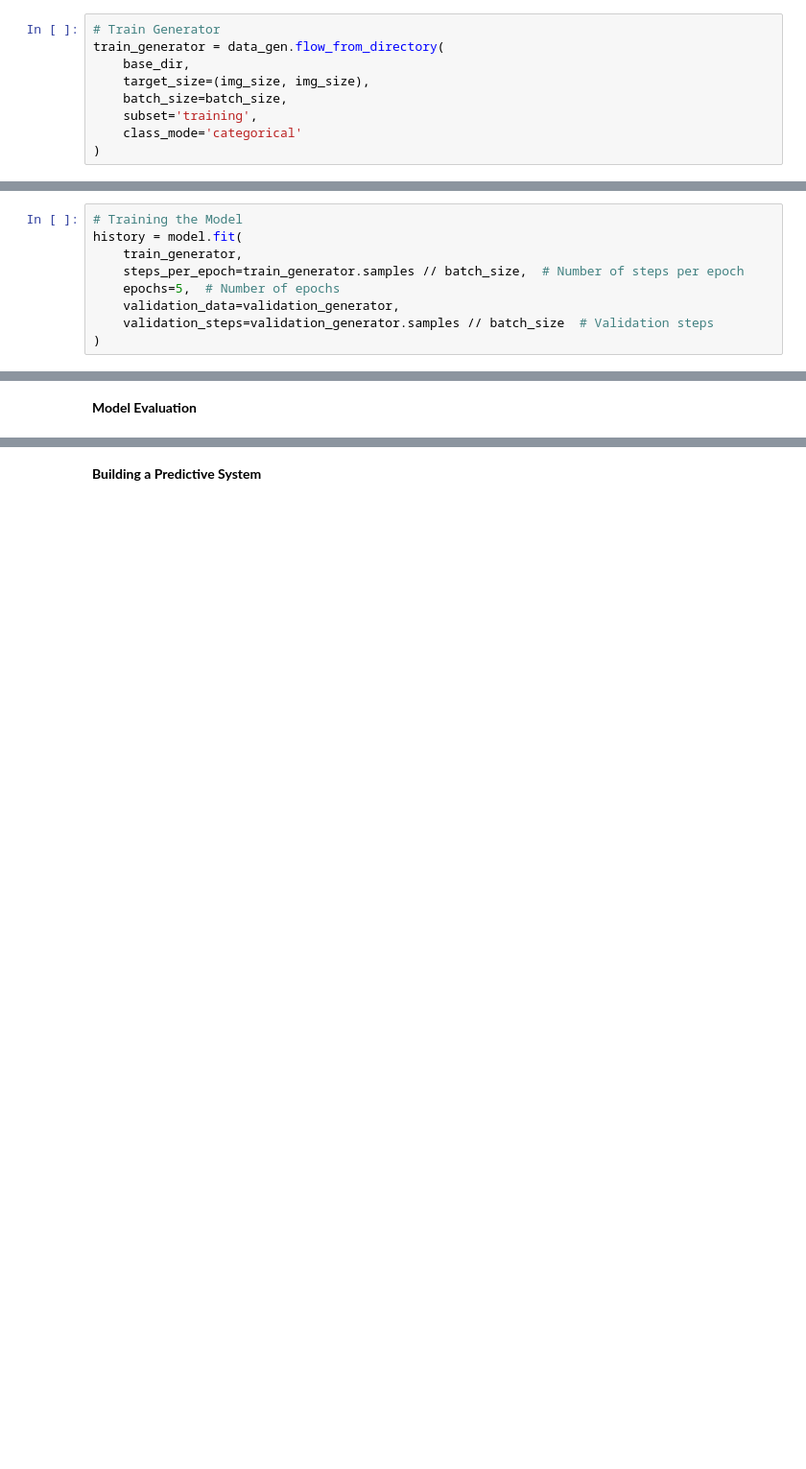
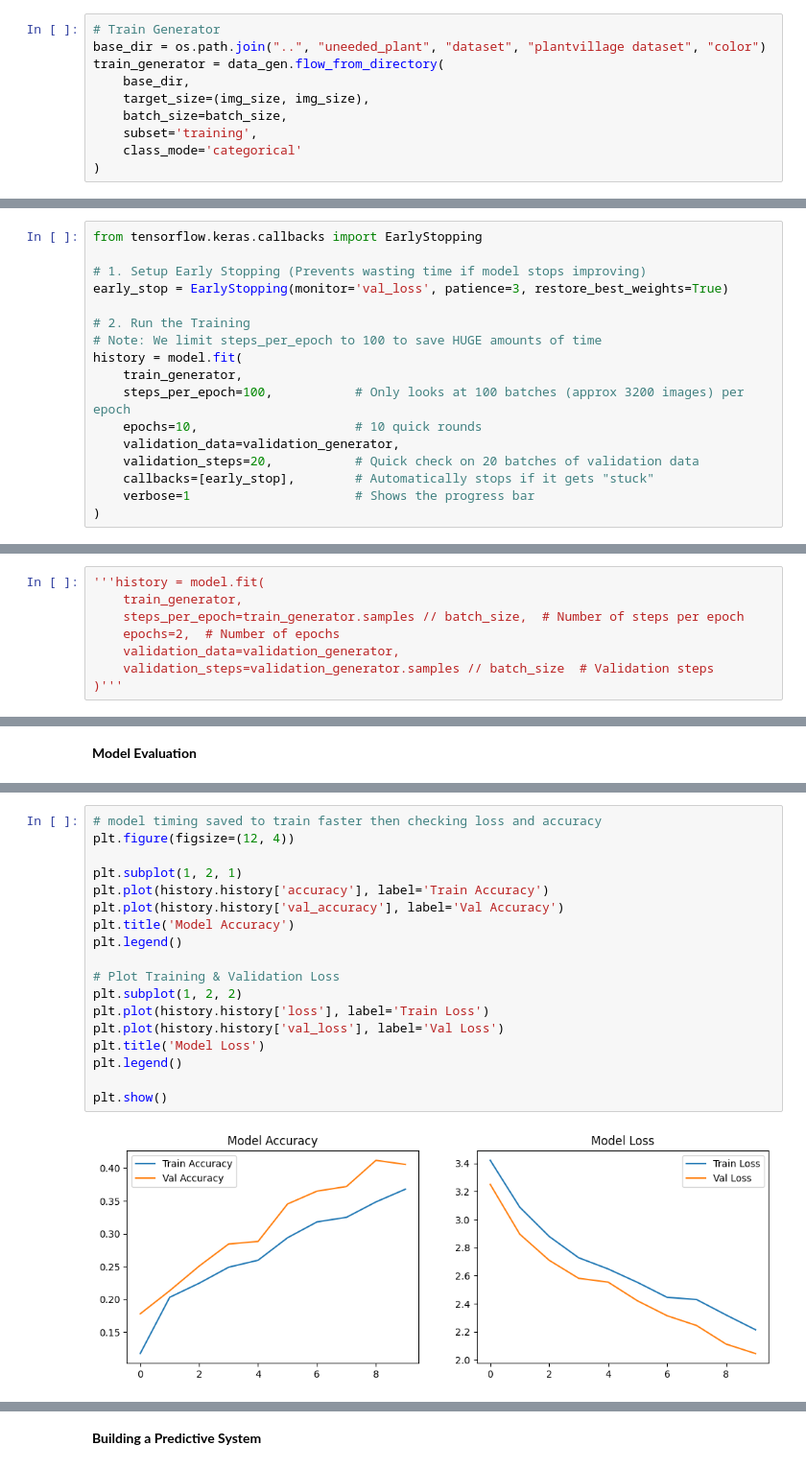
Before and after one commit to harshit11purohit/Plant_Disease_Prediction, a Jupyter notebook: Plant_Disease_Prediction_CNN_Image_Classifier.ipynb, the cells around one changed output, grey strips where cells are left out. Shown at 96% size. Drawn from its saved outputs; the diff is of its cells as text; blank space fills up the shorter version.

Commit message:
Update model training notebook, main app, and fine-tuning script for compatibility

```diff
--- a/Plant_Disease_Prediction_CNN_Image_Classifier.ipynb
+++ b/Plant_Disease_Prediction_CNN_Image_Classifier.ipynb
@@ -270,6 +258,7 @@ data_gen = ImageDataGenerator(
 )
 # %%
 # Train Generator
+base_dir = os.path.join("..", "uneeded_plant", "dataset", "plantvillage dataset", "color")
 train_generator = data_gen.flow_from_directory(
     base_dir,
     target_size=(img_size, img_size),
@@ -335,2 +394,19 @@ model.compile(optimizer='adam',
 # %% [markdown]
 **Model training**
+# %%
+from tensorflow.keras.callbacks import EarlyStopping
+
+# 1. Setup Early Stopping (Prevents wasting time if model stops improving)
+early_stop = EarlyStopping(monitor='val_loss', patience=3, restore_best_weights=True)
+
+# 2. Run the Training
+# Note: We limit steps_per_epoch to 100 to save HUGE amounts of time
+history = model.fit(
+    train_generator,
+    steps_per_epoch=100,           # Only looks at 100 batches (approx 3200 images) per epoch
+    epochs=10,                     # 10 quick rounds
+    validation_data=validation_generator,
+    validation_steps=20,           # Quick check on 20 batches of validation data
+    callbacks=[early_stop],        # Automatically stops if it gets "stuck"
+    verbose=1                      # Shows the progress bar
+)
@@ -337,9 +435,8 @@ model.compile(optimizer='adam',
 # %%
-# Training the Model
-history = model.fit(
+'''history = model.fit(
     train_generator,
     steps_per_epoch=train_generator.samples // batch_size,  # Number of steps per epoch
-    epochs=5,  # Number of epochs
+    epochs=2,  # Number of epochs
     validation_data=validation_generator,
     validation_steps=validation_generator.samples // batch_size  # Validation steps
-)
+)'''
@@ -386,3 +472,23 @@ plt.show()
 # %% [output]
 [figure]
 [figure]
+# %%
+# model timing saved to train faster then checking loss and accuracy
+plt.figure(figsize=(12, 4))
+
+plt.subplot(1, 2, 1)
+plt.plot(history.history['accuracy'], label='Train Accuracy')
+plt.plot(history.history['val_accuracy'], label='Val Accuracy')
+plt.title('Model Accuracy')
+plt.legend()
+
+# Plot Training & Validation Loss
+plt.subplot(1, 2, 2)
+plt.plot(history.history['loss'], label='Train Loss')
+plt.plot(history.history['val_loss'], label='Val Loss')
+plt.title('Model Loss')
+plt.legend()
+
+plt.show()
+# %% [output]
+[figure, added]
```
Also changed, not shown: parts of 34 cells of this notebook, 2 other files.
